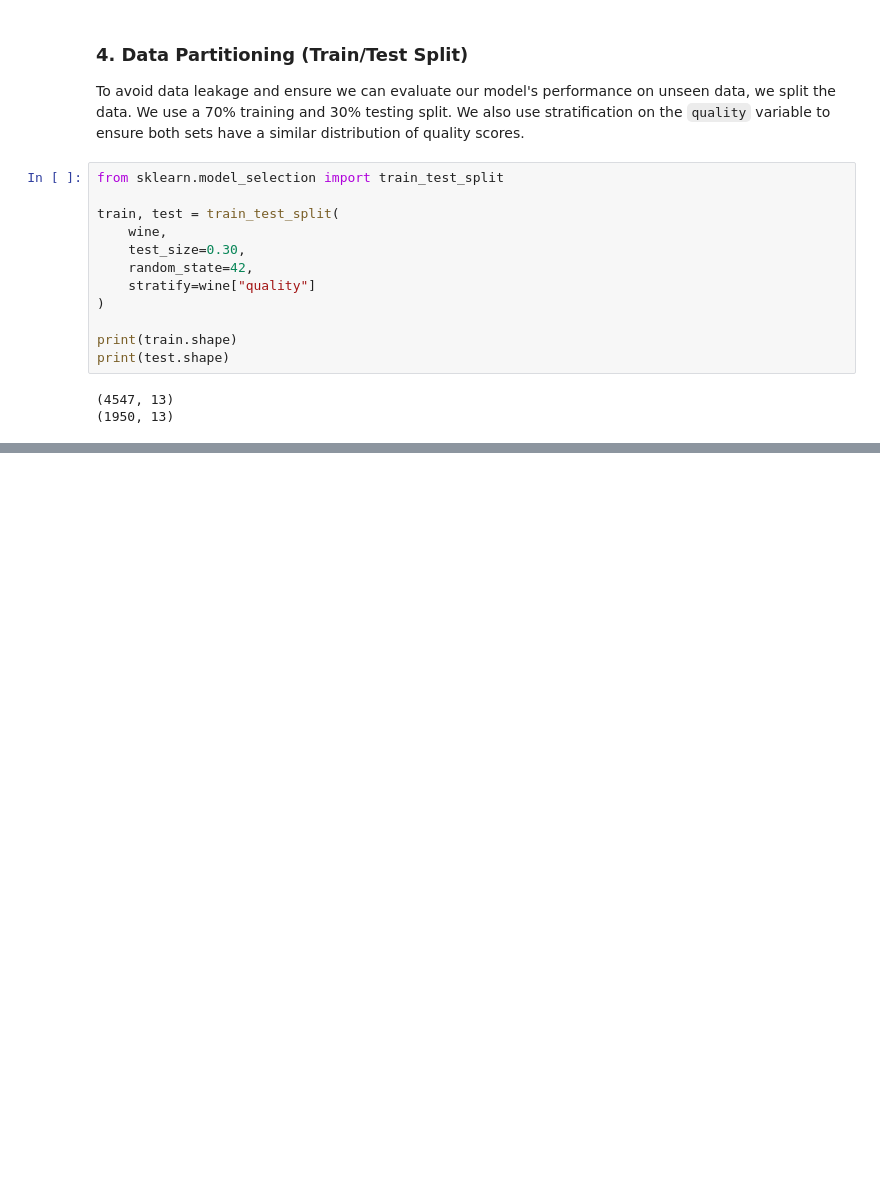
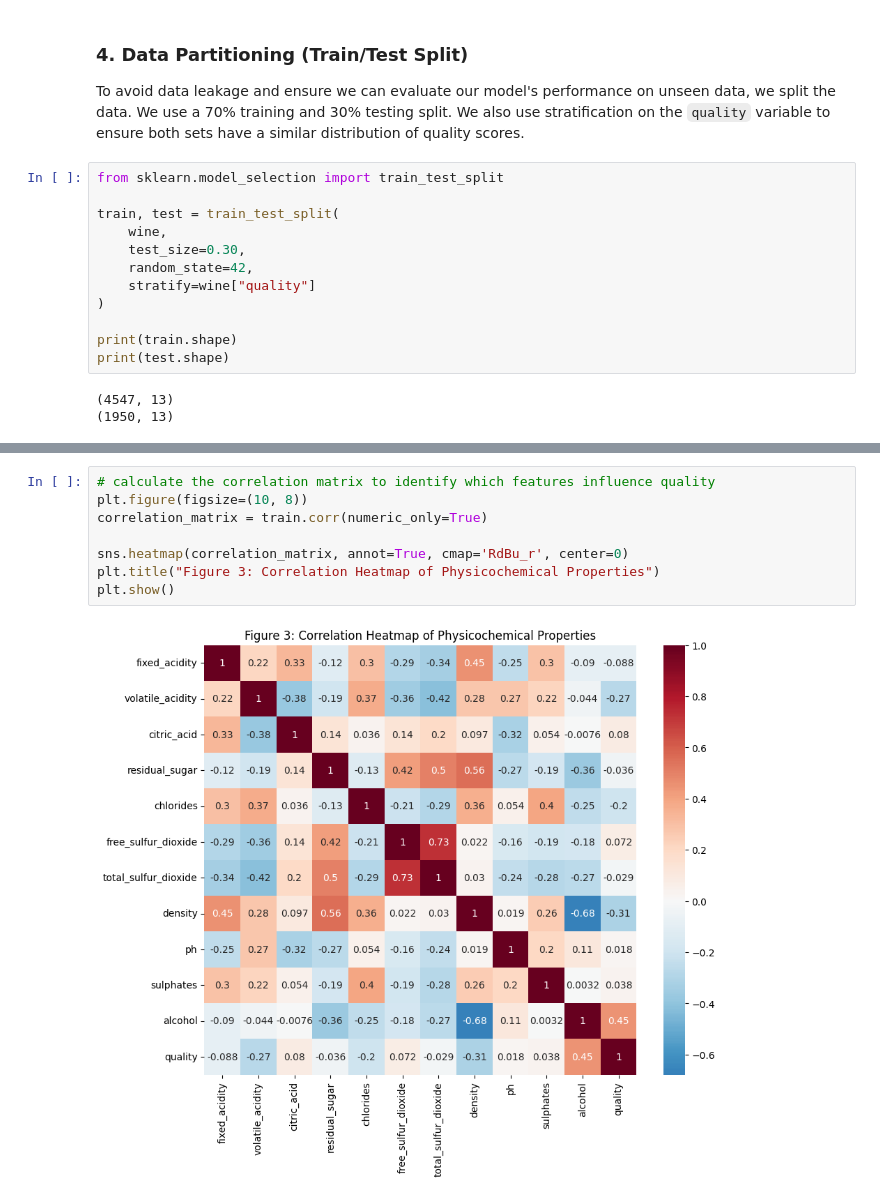
Before and after one commit to UBC-DSCI-310-2025W2/dsci-310-group-13, a Jupyter notebook: wine-quality-analysis.ipynb, the cells around one changed output, grey strips where cells are left out. Cells and saved outputs as stored; diff of their text form; blank space fills up the shorter version.

```diff
--- a/wine-quality-analysis.ipynb
+++ b/wine-quality-analysis.ipynb
@@ -91,0 +151,10 @@ print(test.shape)
+# %%
+# calculate the correlation matrix to identify which features influence quality
+plt.figure(figsize=(10, 8))
+correlation_matrix = train.corr(numeric_only=True)
+
+sns.heatmap(correlation_matrix, annot=True, cmap='RdBu_r', center=0)
+plt.title("Figure 3: Correlation Heatmap of Physicochemical Properties")
+plt.show()
+# %% [output]
+[figure, added]
```
Also changed, not shown: parts of 23 cells of this notebook.
